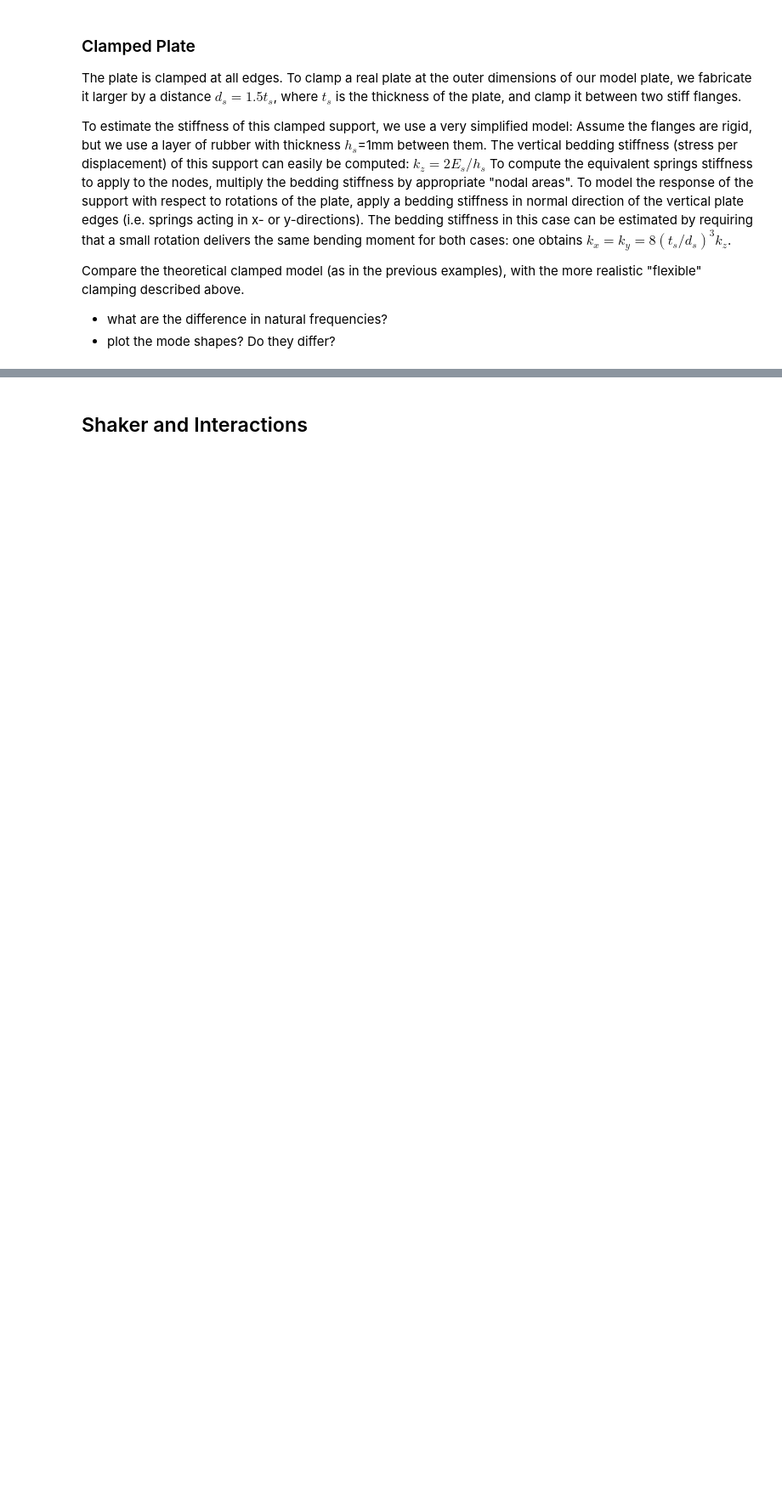
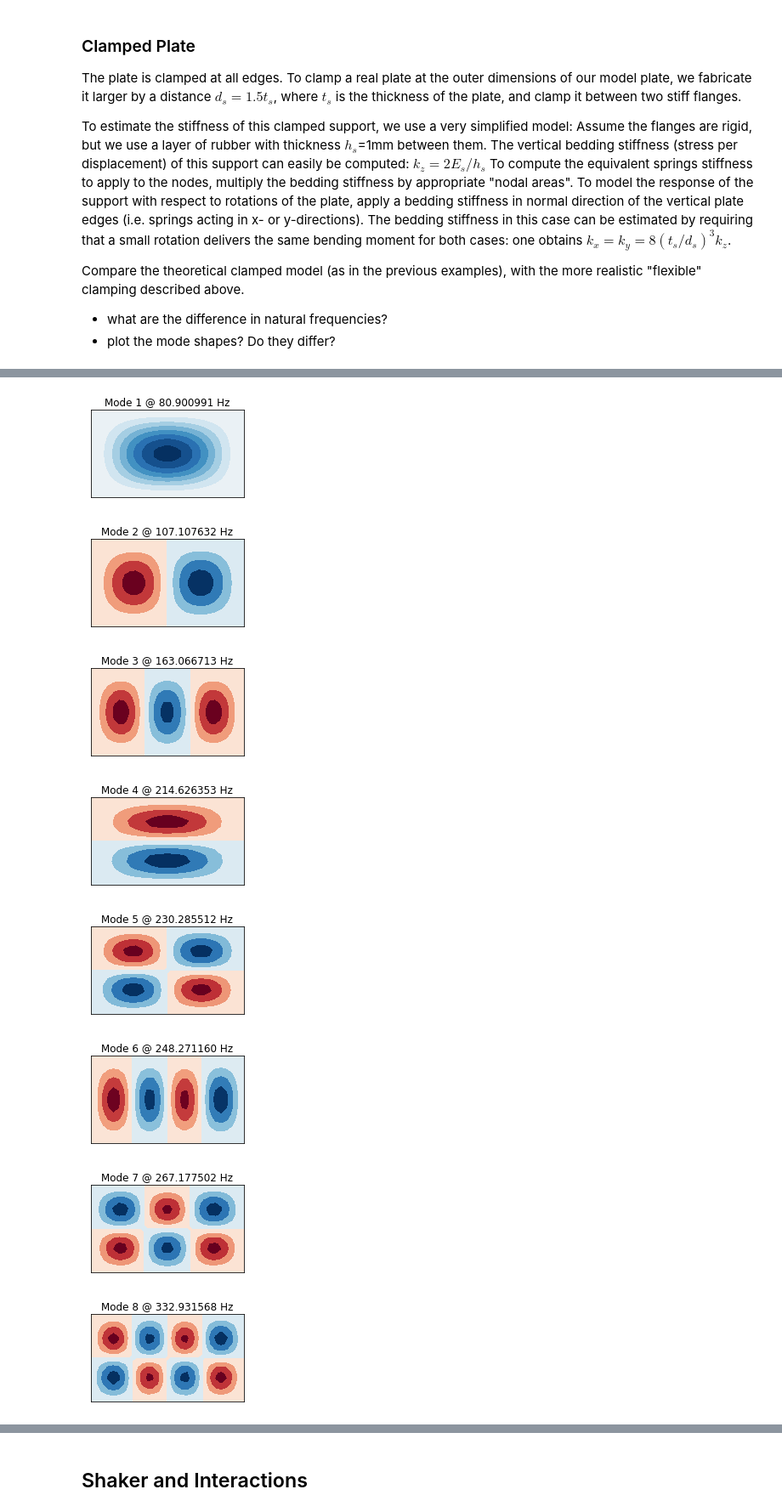
Before and after one commit to phmandl/modalanalyse, a Jupyter notebook: HW4/4_MeasurementTechniques_template.ipynb, the cells around one changed output, grey strips where cells are left out. Shown at 85% size. Cells and saved outputs as stored; diff of their text form; code cells hidden in the pictures; blank space fills up the shorter version.

```diff
--- a/HW4/4_MeasurementTechniques_template.ipynb
+++ b/HW4/4_MeasurementTechniques_template.ipynb
@@ -237,7 +311,7 @@ ds = 1.5*ts #plate larger by ds in m
 hs = 1*1e-3 #m
 
 # Stiffness
-kz = 2*E/hs #N/m
-kxy = 8*(ts/ds)**3*kz #N/m
+kz_a = 2*E/hs #N/m
+kxy_a = 8*(ts/ds)**3*kz #N/m
 # %%
 # calculate equivalent springs stiffness
@@ -265,3 +341,25 @@ N7 = np.argwhere((np.abs(X[:,0]-X[:,0].min()) + np.abs(X[:,2]-X[:,2].max())) < t
 N8 = np.argwhere((np.abs(X[:,0]-X[:,0].min()) + np.abs(X[:,2]-X[:,2].min())) < tol).ravel()
 
 Nb = np.unique(np.concatenate((N1,N2,N3,N4,N5,N6,N7,N8)))
+# %%
+kz_t = kz_a/len(Nnosw)
+kxy_t = kxy_a/len(Nnosw)
+
+kz = kz_a/len(Nb)
+kxy = kxy_a/len(Nb)
+# %%
+# Build a new K-Matrix
+Kc2 = K[:,:]
+Kc_t = K[:,:]
+
+for i,node in enumerate(Nb) :
+    # Add springs to the corners
+    Kc2[node*3,node*3] += kxy
+    Kc2[node*3+1,node*3+1] += kxy
+    Kc2[node*3+2,node*3+2] += kz
+
+for i,node in enumerate(Nnosw) :
+    # Add springs to the corners
+    Kc_t[node*3,node*3] += kxy_t
+    Kc_t[node*3+1,node*3+1] += kxy_t
+    Kc_t[node*3+2,node*3+2] += kz_t
@@ -310,0 +447,16 @@ plotmodes(Vc_full,Wc)
+# %%
+# only compute a subset of modes of the reduced model
+k = 10
+Wc_t,Vc_t = eigsh(Kc_t,k,M,sigma=0,which='LM',maxiter = 1000)
+# %%
+# Plot modes
+plotmodes(Vc_t,Wc_t)
+# %% [output]
+[figure, added]
+[figure, added]
+[figure, added]
+[figure, added]
+[figure, added]
+[figure, added]
+[figure, added]
+[figure, added]
```
Also changed, not shown: parts of 41 cells of this notebook.
